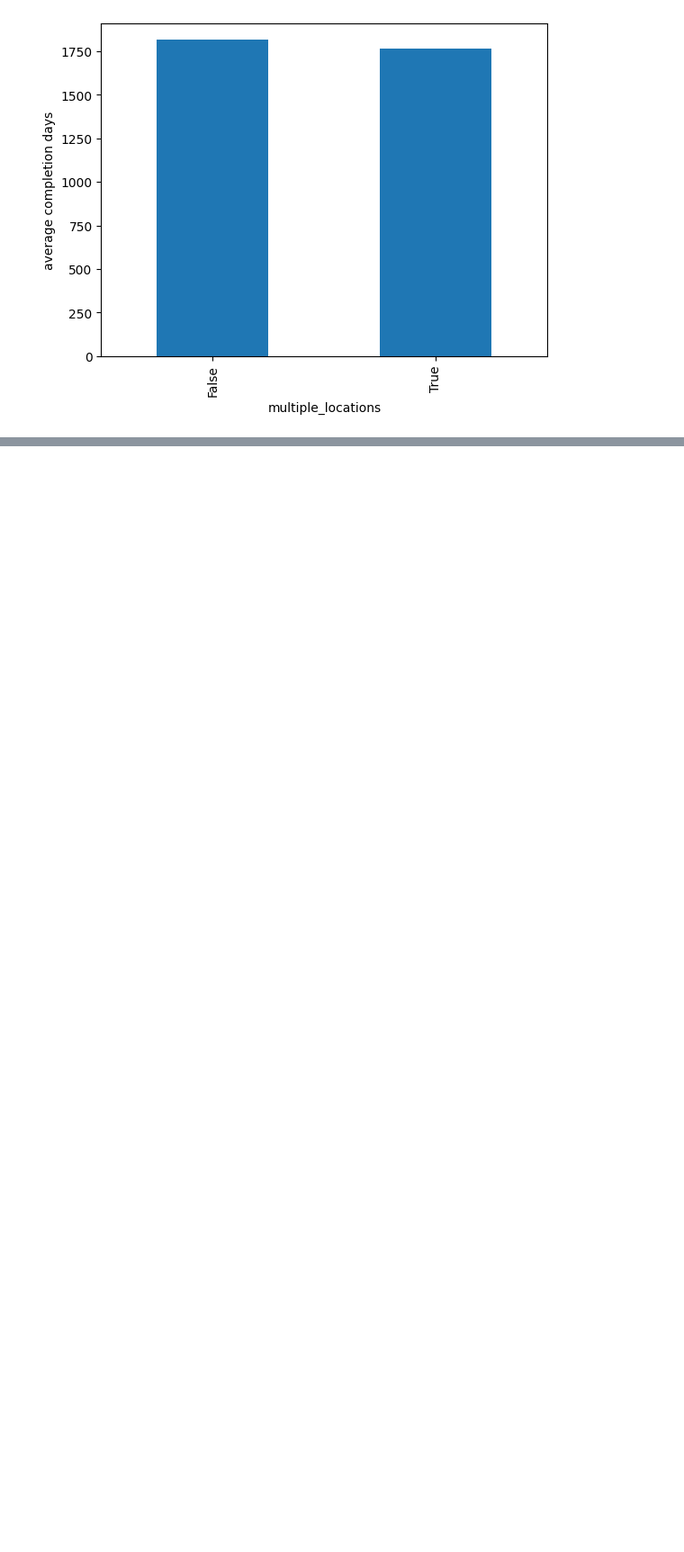
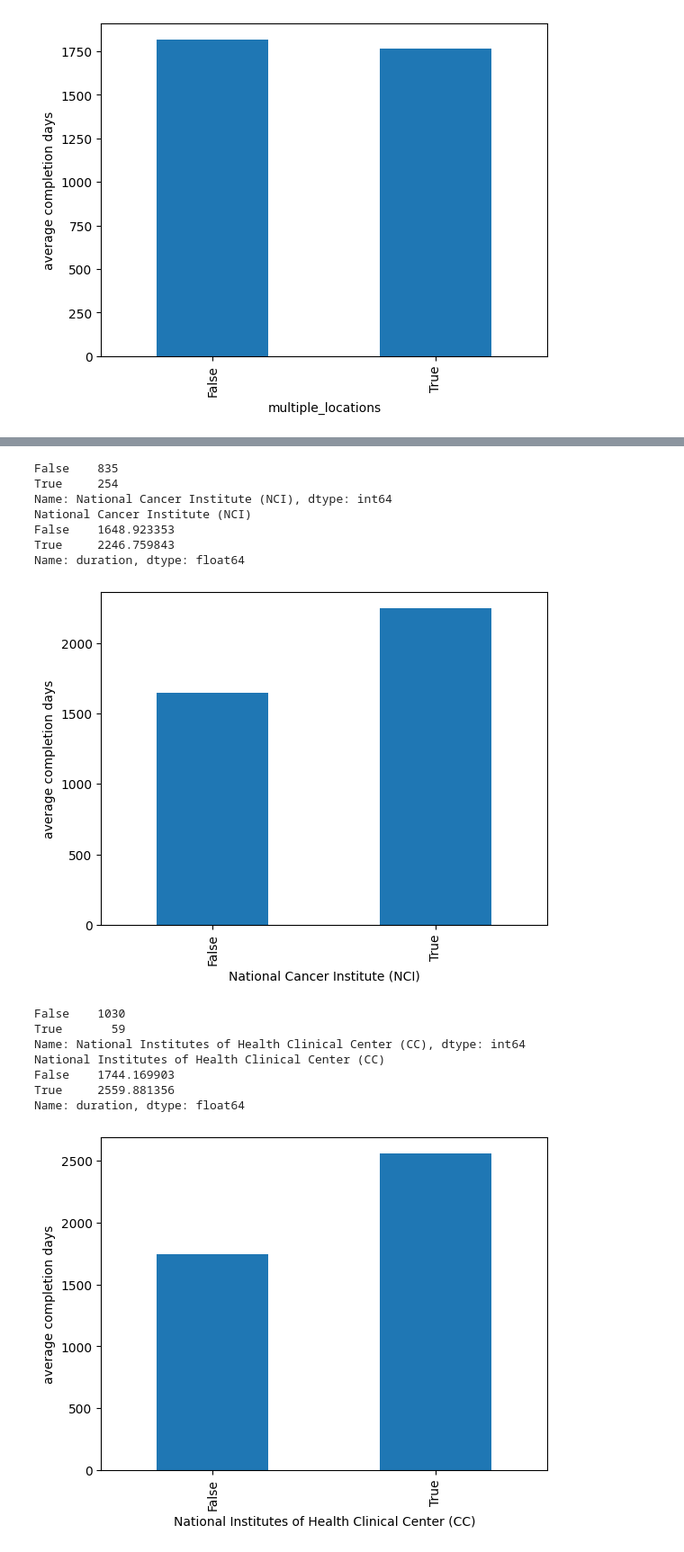
Before and after one commit to judichunt/clinical-studies-duration, a Jupyter notebook: src/duration_EDA.ipynb, the cells around one changed output, grey strips where cells are left out. Shown at 90% size. Cells and saved outputs as stored; diff of their text form; code cells hidden in the pictures; blank space fills up the shorter version.

Commit message:
debug, add sponsor

```diff
--- a/src/duration_EDA.ipynb
+++ b/src/duration_EDA.ipynb
@@ -446,22 +435,0 @@ print(sorted(sponsor_count.items(), key=lambda x:x[1], reverse=True)[:5])
-# %%
-top_5_sponsor = sorted(sponsor_count.keys(), key=lambda x:sponsor_count[x], reverse=True)[:5]
-for sponsor in top_5_sponsor:
-    df[sponsor] = df['sponsor/collaborators'].apply(lambda x: sponsor in x.split("|"))
-    print(df[sponsor].value_counts())
-    print(df.groupby(sponsor)['duration'].mean())
-    df.groupby('NCI_as_sponsor')['duration'].mean().sort_index().plot(kind = 'bar')
-    plt.ylabel('average completion days')
-    plt.show()
-# %%
-df['NCI_as_sponsor'] = df['sponsor/collaborators'].apply(lambda x: "National Cancer Institute (NCI)" in x.split("|"))
-print(df['NCI_as_sponsor'].value_counts())
-print(df.groupby('NCI_as_sponsor')['duration'].mean())
-df.groupby('NCI_as_sponsor')['duration'].mean().sort_index().plot(kind = 'bar')
-plt.ylabel('average completion days')
-plt.show()
-df['Pfizer_as_sponsor'] = df['sponsor/collaborators'].apply(lambda x: "Pfizer" in x.split("|"))
-print(df['Pfizer_as_sponsor'].value_counts())
-print(df.groupby('Pfizer_as_sponsor')['duration'].mean())
-df.groupby('Pfizer_as_sponsor')['duration'].mean().sort_index().plot(kind = 'bar')
-plt.ylabel('average completion days')
-plt.show()
@@ -484,0 +446,26 @@ Name: duration, dtype: float64
+# %%
+top_5_sponsor = sorted(sponsor_count.keys(), key=lambda x:sponsor_count[x], reverse=True)[:5]
+for sponsor in top_5_sponsor:
+    df[sponsor] = df['sponsor/collaborators'].apply(lambda x: sponsor in x.split("|"))
+    print(df[sponsor].value_counts())
+    print(df.groupby(sponsor)['duration'].mean())
+    df.groupby(sponsor)['duration'].mean().sort_index().plot(kind = 'bar')
+    plt.ylabel('average completion days')
+    plt.show()
+# %% [output]
+False    835
+True     254
+Name: National Cancer Institute (NCI), dtype: int64
+National Cancer Institute (NCI)
+False    1648.923353
+True     2246.759843
+Name: duration, dtype: float64
+[figure, added]
+False    1030
+True       59
+Name: National Institutes of Health Clinical Center (CC), dtype: int64
+National Institutes of Health Clinical Center (CC)
+False    1744.169903
+True     2559.881356
+Name: duration, dtype: float64
+[figure, added]
```
Also changed, not shown: parts of 7 cells of this notebook.
